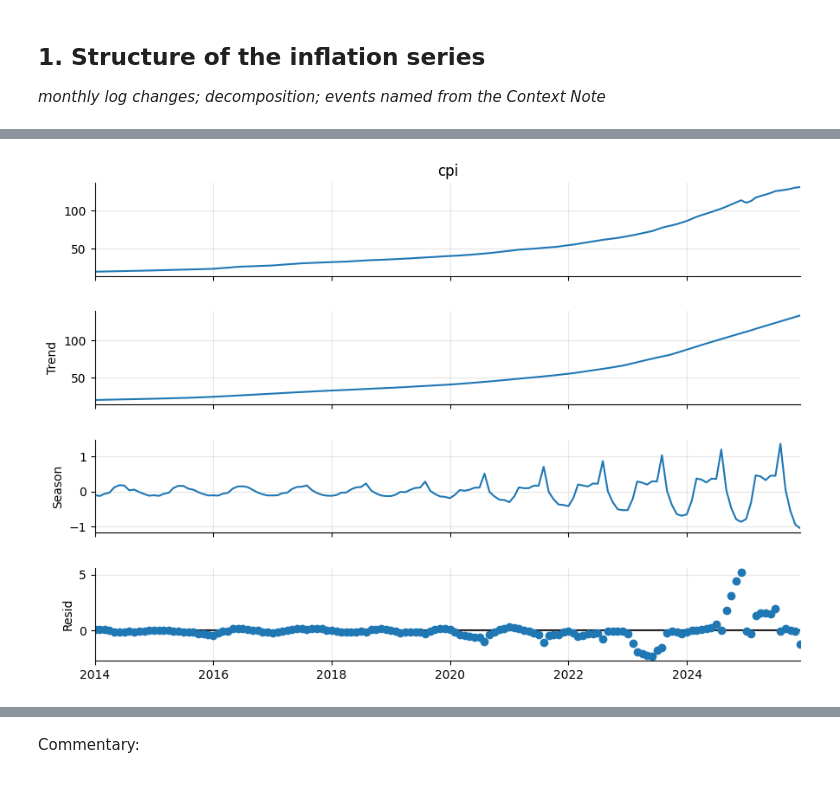
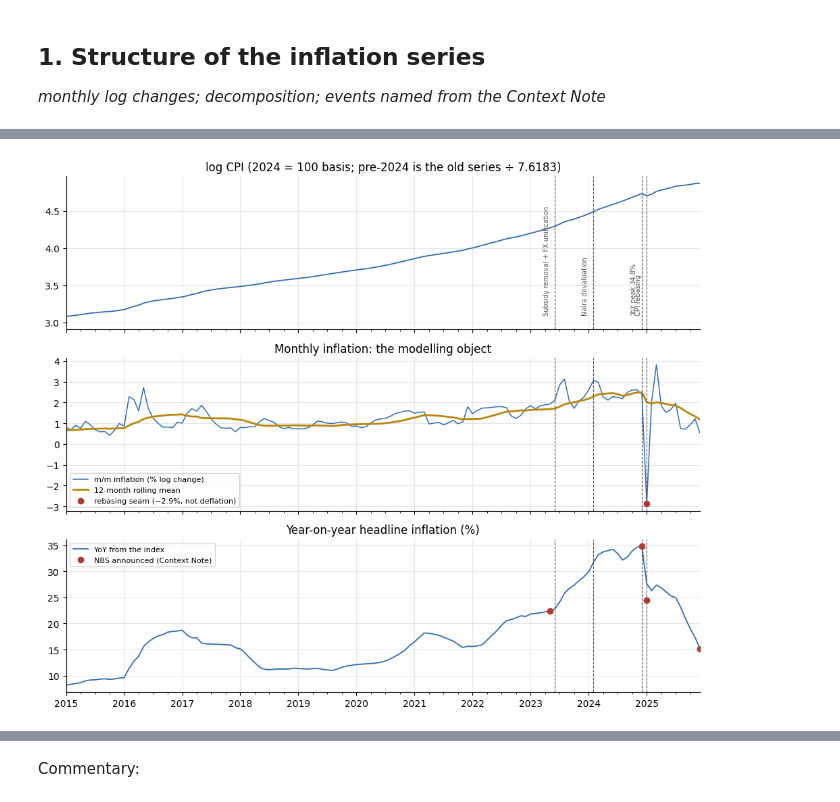
Before and after one commit to Favour-Fregene/NUTDTS816_Course_Repository, a Jupyter notebook: notebooks/assessments/CS1_starter.ipynb, the cells around one changed output, grey strips where cells are left out. Cells and saved outputs as stored; diff of their text form; code cells hidden in the pictures.

```diff
--- a/notebooks/assessments/CS1_starter.ipynb
+++ b/notebooks/assessments/CS1_starter.ipynb
@@ -96,0 +131,14 @@ for ax in axes.flat: ax.set_xlabel('')
+# %%
+infl = (100 * np.log(cpi).diff()).dropna(); infl.name = "infl"      # month-on-month inflation, % log change
+yoy  = (100 * (cpi / cpi.shift(12) - 1)).dropna()                    # year-on-year inflation implied by the index, %
+
+SEAM = pd.Timestamp("2025-01-01")      # NBS rebasing: methodological step, not deflation (Context Note)
+# For methods that cannot take a dummy (benchmarks, STL) the seam month is treated as missing and interpolated;
+# the seam month is never scored as a forecast target anywhere in this notebook.
+infl_p = infl.copy(); infl_p[SEAM] = np.nan; infl_p = infl_p.interpolate()
+
+print(f"CPI: {cpi.index[0]:%b %Y} - {cpi.index[-1]:%b %Y} ({len(cpi)} months);  FX to {fx.index[-1]:%b %Y};  oil to {bonny.index[-1]:%b %Y}")
+print(f"Seam check: CPI Dec 2024 = {cpi['2024-12-01']:.2f}, Jan 2025 = {cpi['2025-01-01']:.2f}, m/m = {infl[SEAM]:.2f}%  (methodological)")
+print(f"Index-implied YoY: Jan 2025 = {yoy['2025-01-01']:.2f}% (NBS announced 24.5%);  Dec 2025 = {yoy['2025-12-01']:.2f}% (NBS 15.15%)")
+print("\nLast 12 months of the snapshot:")
+print(pd.DataFrame({"CPI": cpi, "m/m %": infl, "YoY %": yoy}).loc["2025"].round(2).to_string())
@@ -184,7 +184,23 @@ fig = stl_bonny.plot(); fig.set_size_inches(9, 7)
-# %%
-# STL: Seasonal-Trend decomposition using LOESS(nigeria cpi)
-from statsmodels.tsa.seasonal import STL
-stl_cpi = STL(cpi, period=12, seasonal=13, robust=True).fit()
-fig = stl_cpi.plot(); fig.set_size_inches(9, 7)
-# %% [output]
-[figure, removed]
+# %%
+# 1b. The series with the Context-Note events marked   [Lab 01/02 plotting]
+events = {"2023-06-01": "Subsidy removal +\nFX unification", "2024-02-01": "Naira\ndevaluation",
+          "2024-12-01": "YoY peak\n34.8%", "2025-01-01": "CPI\nrebasing"}
+fig, axes = plt.subplots(3, 1, figsize=(10, 8.4), sharex=True)
+np.log(cpi).plot(ax=axes[0], lw=1.3, color=BLUE); axes[0].set_title("log CPI (2024 = 100 basis; pre-2024 is the old series ÷ 7.6183)")
+infl.plot(ax=axes[1], lw=1.1, color=BLUE, label="m/m inflation (% log change)")
+infl.rolling(12).mean().plot(ax=axes[1], lw=2, color=GOLD, label="12-month rolling mean")
+axes[1].scatter([SEAM], [infl[SEAM]], color=RED, zorder=5, label="rebasing seam (−2.9%, not deflation)")
+axes[1].set_title("Monthly inflation: the modelling object"); axes[1].legend(fontsize=8, loc="lower left")
+yoy.plot(ax=axes[2], lw=1.3, color=BLUE, label="YoY from the index")
+nbs = pd.Series({pd.Timestamp("2023-05-01"): 22.4, pd.Timestamp("2024-12-01"): 34.8, pd.Timestamp("2025-01-01"): 24.5, pd.Timestamp("2025-12-01"): 15.15})
+axes[2].scatter(nbs.index, nbs.values, color=RED, zorder=5, label="NBS announced (Context Note)")
+axes[2].set_title("Year-on-year headline inflation (%)"); axes[2].legend(fontsize=8)
+for ax in axes:
+    for d, lab in events.items():
+        ax.axvline(pd.Timestamp(d), color=GREY, lw=0.8, ls="--")
+    ax.set_xlabel("")
+for d, lab in events.items():
+    axes[0].text(pd.Timestamp(d) - pd.Timedelta(days=12), 3.1, lab.replace("\n", " "), fontsize=7, rotation=90, ha="right", va="bottom", color=GREY)
+plt.tight_layout(); plt.show()
+# %% [output]
+[figure, added]
```
Also changed, not shown: parts of 31 cells of this notebook.
